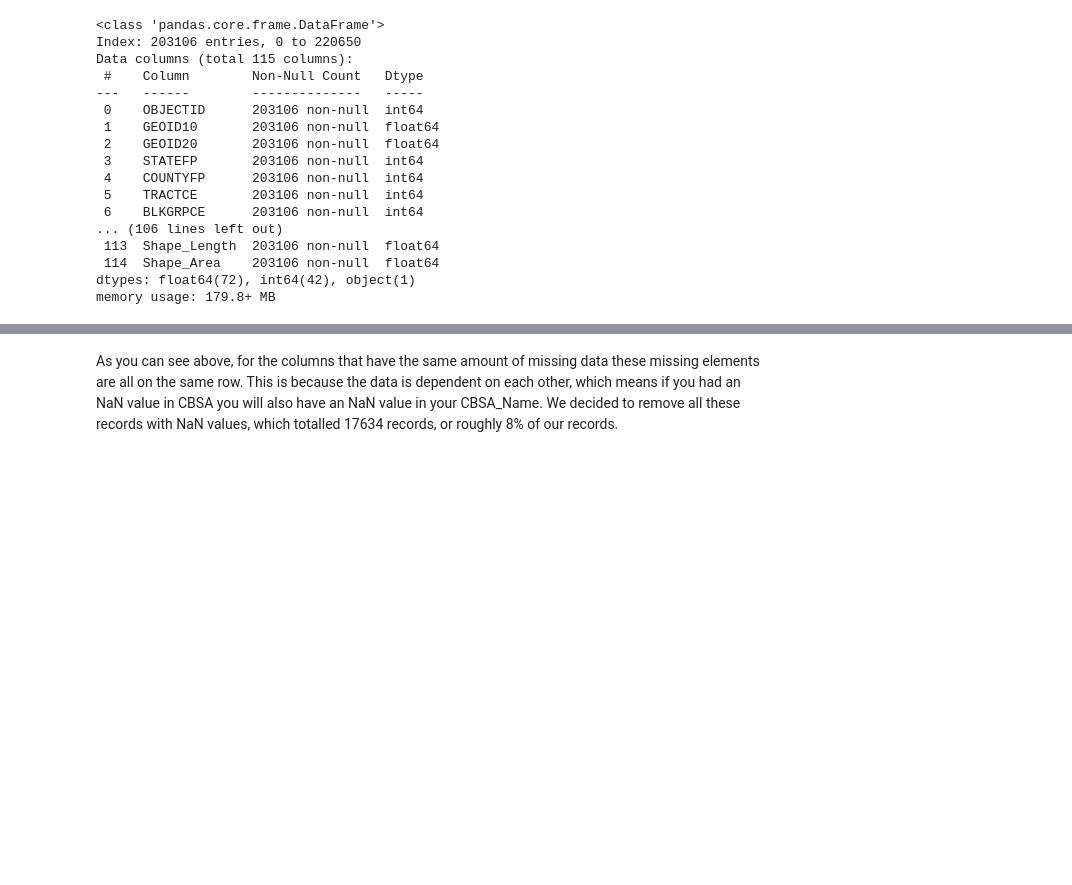
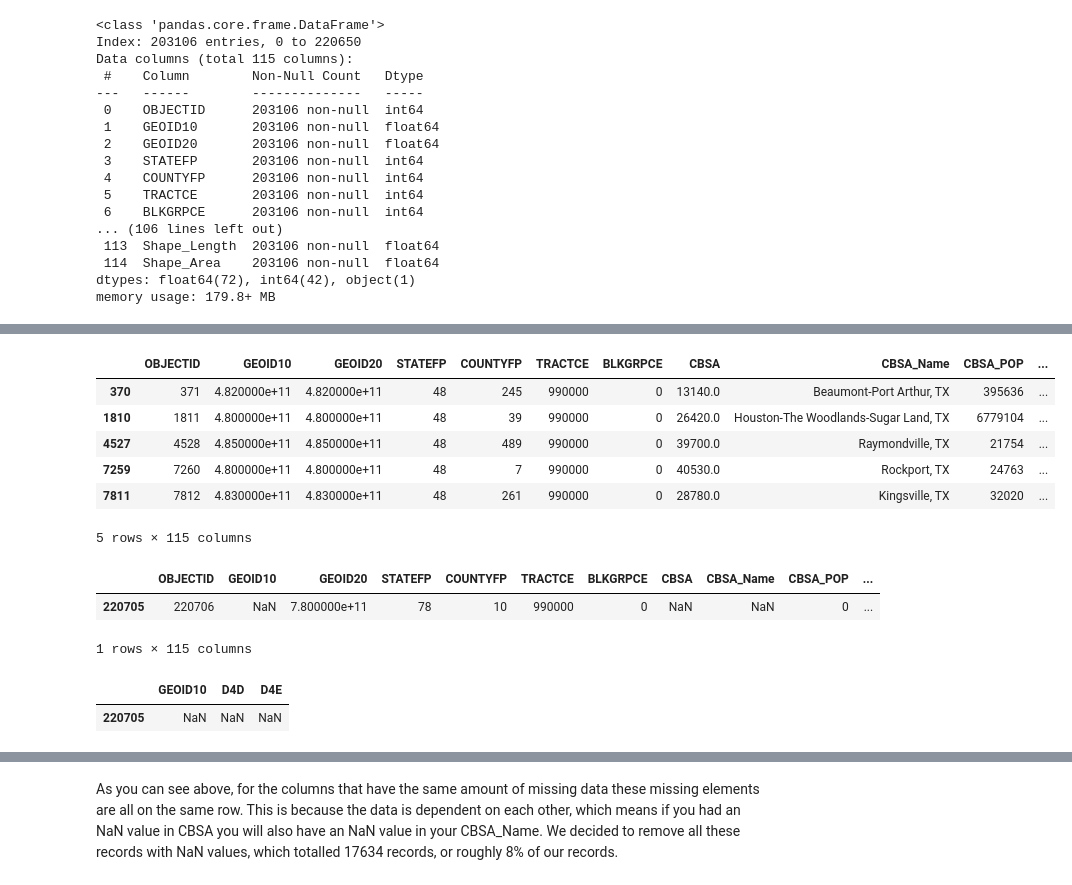
Before and after one commit to UC-Berkeley-I-School/datasci200_project2_stein_peteh_manzano, a Jupyter notebook: ES-Project2-Initial-Walkability_EDA.ipynb, the cells around one changed output, grey strips where cells are left out. Drawn from its saved outputs; the diff is of its cells as text; code cells hidden in the pictures; blank space fills up the shorter version.

```diff
--- a/ES-Project2-Initial-Walkability_EDA.ipynb
+++ b/ES-Project2-Initial-Walkability_EDA.ipynb
@@ -171,0 +206,27 @@ memory usage: 179.8+ MB
+# %%
+'''Find the NaN values in the D1C8_OFF Column'''
+null_d1c8_off = validated_df[validated_df['D1C8_OFF'].isna()]
+null_d1c8_off.head()
+# %% [output]
+|  | OBJECTID | GEOID10 | GEOID20 | STATEFP | COUNTYFP | TRACTCE | BLKGRPCE | CBSA | CBSA_Name | CBSA_POP | ... |
+| 370 | 371 | 4.820000e+11 | 4.820000e+11 | 48 | 245 | 990000 | 0 | 13140.0 | Beaumont-Port Arthur, TX | 395636 | ... |
+| 1810 | 1811 | 4.800000e+11 | 4.800000e+11 | 48 | 39 | 990000 | 0 | 26420.0 | Houston-The Woodlands-Sugar Land, TX | 6779104 | ... |
+| 4527 | 4528 | 4.850000e+11 | 4.850000e+11 | 48 | 489 | 990000 | 0 | 39700.0 | Raymondville, TX | 21754 | ... |
+| 7259 | 7260 | 4.800000e+11 | 4.800000e+11 | 48 | 7 | 990000 | 0 | 40530.0 | Rockport, TX | 24763 | ... |
+| 7811 | 7812 | 4.830000e+11 | 4.830000e+11 | 48 | 261 | 990000 | 0 | 28780.0 | Kingsville, TX | 32020 | ... |
+5 rows × 115 columns
+# %%
+'''Find the NaN values in the D4D Column'''
+null_d4d = validated_df[validated_df['D4D'].isna()]
+null_d4d.head()
+# %% [output]
+|  | OBJECTID | GEOID10 | GEOID20 | STATEFP | COUNTYFP | TRACTCE | BLKGRPCE | CBSA | CBSA_Name | CBSA_POP | ... |
+| 220705 | 220706 | NaN | 7.800000e+11 | 78 | 10 | 990000 | 0 | NaN | NaN | 0 | ... |
+1 rows × 115 columns
+# %%
+'''Find the NaN values in the D4E Column'''
+null_d4e = validated_df[validated_df['D4E'].isna()]
+null_d4e[['GEOID10', 'D4D', 'D4E']]
+# %% [output]
+|  | GEOID10 | D4D | D4E |
+| 220705 | NaN | NaN | NaN |
```
Also changed, not shown: parts of 10 cells of this notebook, 1 other file.
